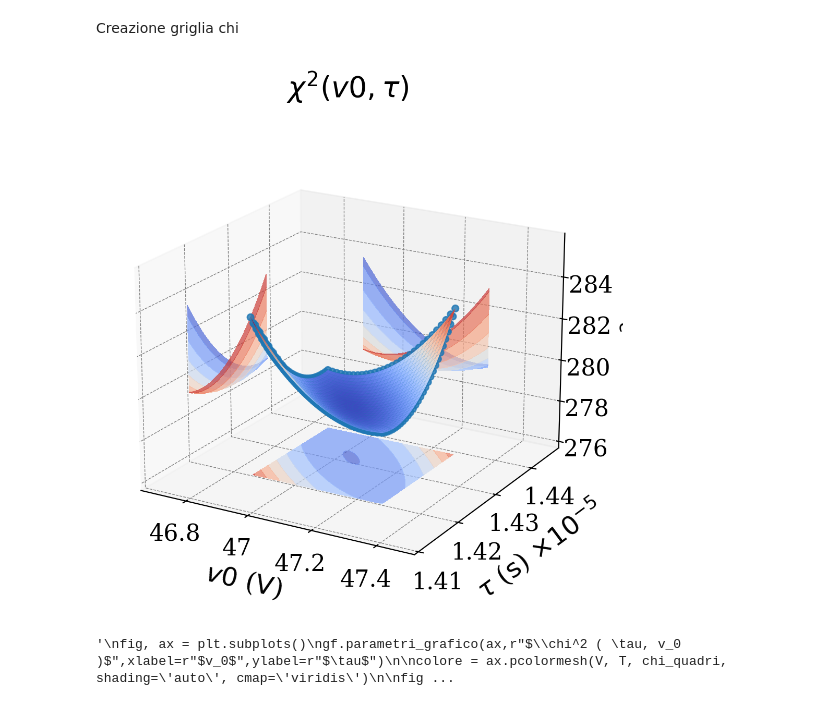
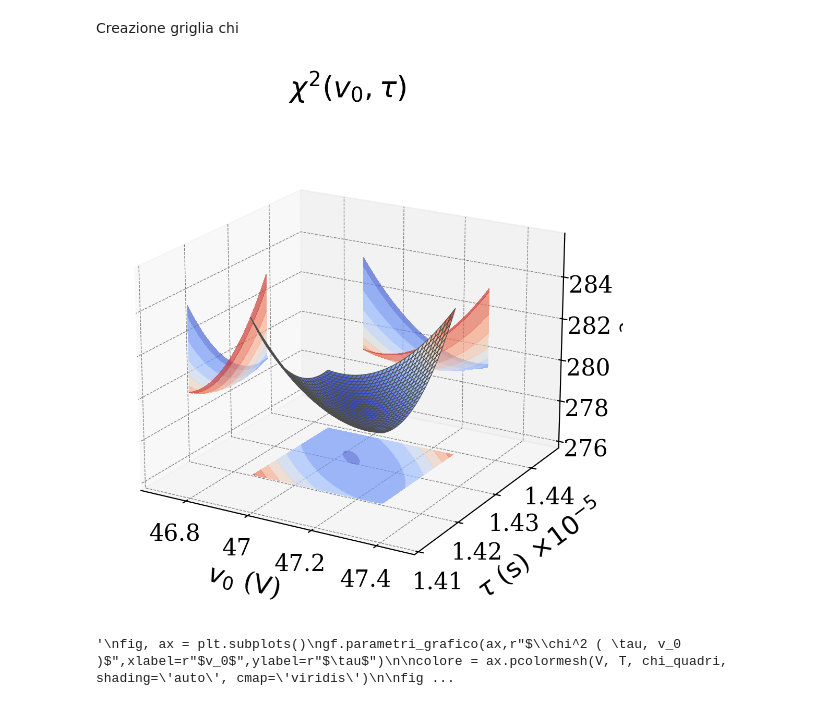
Before and after one commit to nichettg/Codici, a Jupyter notebook: 5. RLC Dominio Tempo/grafici_chi.ipynb, the cells around one changed output. Drawn from its saved outputs; the diff is of its cells as text; code cells hidden in the pictures.

```diff
--- a/5. RLC Dominio Tempo/grafici_chi.ipynb
+++ b/5. RLC Dominio Tempo/grafici_chi.ipynb
@@ -99,7 +99,7 @@ def grafico_chi(x, sx, y, sy, chi_quadri, xlabel, ylabel, unitx, unity):
             scale = 10**exp if abs(exp) > 2 else 1  # soglia notazione scientifica
         def formatter(x, pos):
             val = x / scale
-            return f"{val:.3g}"  # max 3 cifre totali
+            return f"{val:.4g}"  # max 4 cifre totali
         return formatter, scale
 
     # -------- ETICHETTE CON UNITÀ --------
@@ -162,8 +162,8 @@ def grafico_chi(x, sx, y, sy, chi_quadri, xlabel, ylabel, unitx, unity):
     ax.set_zlabel(label_con_unita(r"$\chi^2$", "", scalez))  # χ² di solito senza unità
 
     # -------- GRAFICO --------
-    ax.scatter(X, Y, chi_quadri, **gf.scatter_params)
-    ax.plot_surface(X, Y, chi_quadri, cmap='coolwarm')
+    #ax.scatter(X, Y, chi_quadri, **gf.scatter_params)
+    ax.plot_surface(X, Y, chi_quadri, cmap='coolwarm', edgecolor='0.3', linewidth=0.5)
 
     ax.contourf(X, Y, chi_quadri, zdir='x', offset=xlim[0], cmap='coolwarm', alpha=0.7)
     ax.contourf(X, Y, chi_quadri, zdir='y', offset=ylim[1], cmap='coolwarm', alpha=0.7)
@@ -235,9 +235,9 @@ for i in range(V.shape[0]):
         parametri = [V[i, j], anal[1][0], T[i, j]]
         chi_quadri[i, j] = chi_quadro(xdata, ydata, parametri, modello)
 # %%
-grafico_chi(v0, s_v, tau0, s_tau, chi_quadri, "v0", "tau", r"($\mathrm{V}$)", r"($\mathrm{s}$)")
+grafico_chi(v0, s_v, tau0, s_tau, chi_quadri, "v_0", "tau", r"($\mathrm{V}$)", r"($\mathrm{s}$)")
 # %% [output]
-[figure, old version]
+[figure, new version]
 # %%
 """
 fig, ax = plt.subplots()
```
Also changed, not shown: parts of 1 cell of this notebook, 3 other files.
